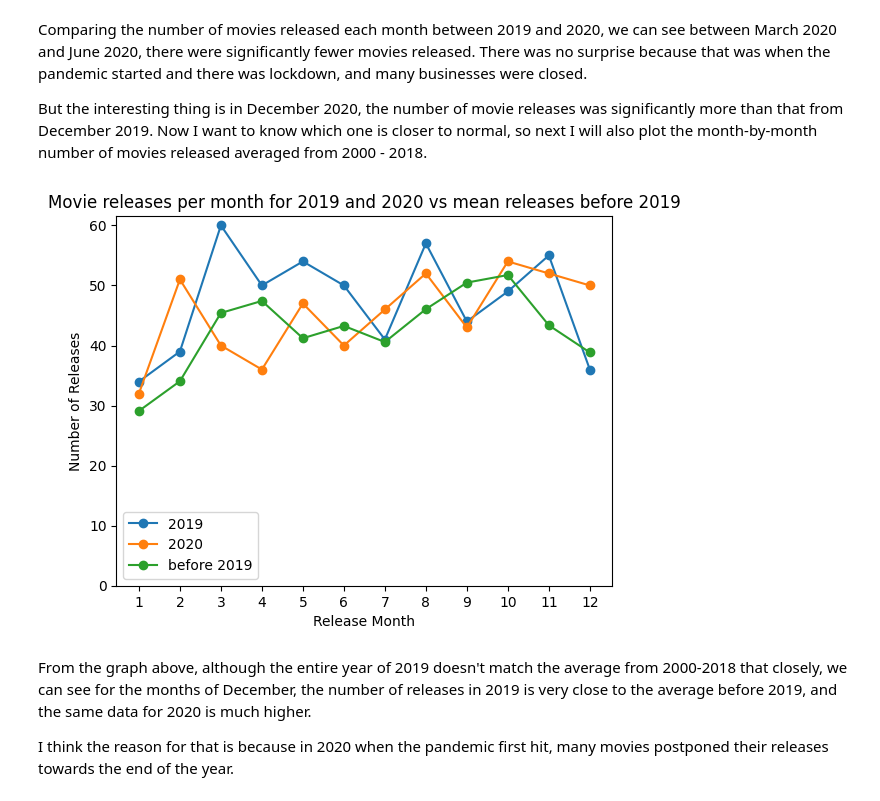
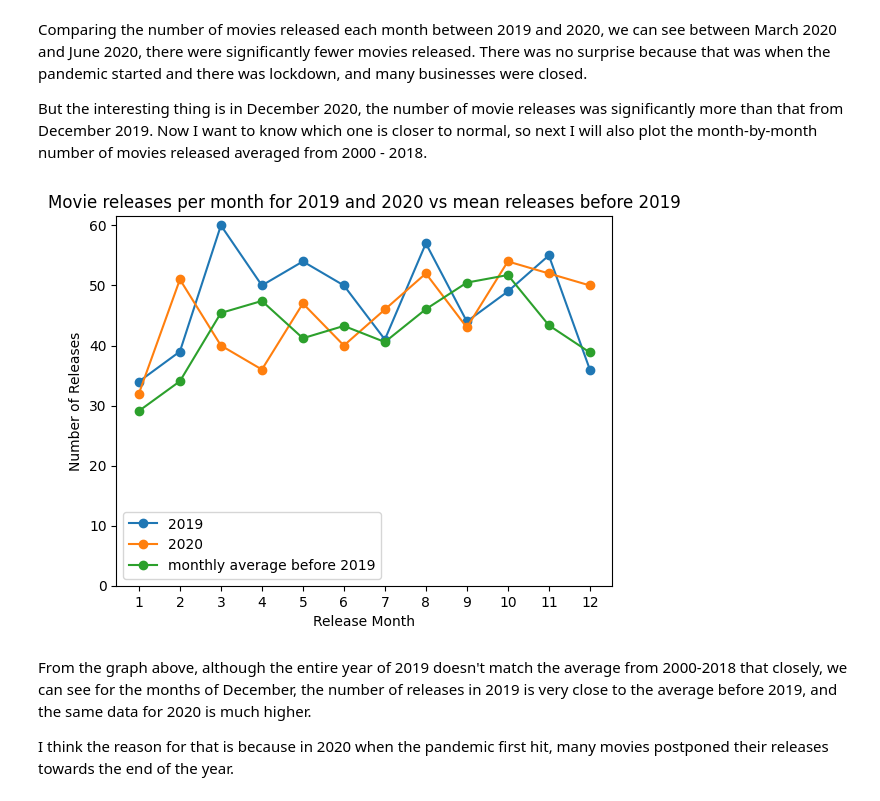
Before and after one commit to weiwei7909/da320_midterm, a Jupyter notebook: LiZhanju-da320-midterm-read_and_analyze.ipynb, the cells around one changed output. Drawn from its saved outputs; the diff is of its cells as text; code cells hidden in the pictures.

```diff
--- a/LiZhanju-da320-midterm-read_and_analyze.ipynb
+++ b/LiZhanju-da320-midterm-read_and_analyze.ipynb
@@ -73,25 +73,25 @@ But the interesting thing is in December 2020, the number of movie releases was
 # %%
 movies_before_2019 = metacritic_df[metacritic_df["year"] < 2019]
 releases_by_month_before_2019 = movies_before_2019[["month", "year", "title"]].groupby(["month", "year"], as_index=False)["title"].count()
 
 releases_by_month_before_2019.head()
 
 mean_month_release_before_2019 = releases_by_month_before_2019.groupby(["month"], as_index=False)["title"].mean()
 
 mean_month_release_before_2019.head()
 
 pyplot.title("Movie releases per month for 2019 and 2020 vs mean releases before 2019")
 pyplot.xlabel("Release Month")
 pyplot.ylabel("Number of Releases")
 pyplot.xticks(months)
 pyplot.plot(releases_by_month_2019.month, releases_by_month_2019.title, "-o", label="2019")
 pyplot.plot(releases_by_month_2020.month, releases_by_month_2020.title, "-o", label="2020")
-pyplot.plot(mean_month_release_before_2019.month, mean_month_release_before_2019.title, "-o", label="before 2019")
+pyplot.plot(mean_month_release_before_2019.month, mean_month_release_before_2019.title, "-o", label="monthly average before 2019")
 pyplot.ylim([0, None])
 pyplot.legend()
 pyplot.show()
 # %% [output]
-[figure, old version]
+[figure, new version]
 # %% [markdown]
 From the graph above, although the entire year of 2019 doesn't match the average from 2000-2018 that closely, we can see for the months of December, the number of releases in 2019 is very close to the average before 2019, and the same data for 2020 is much higher.
 
```
Also changed, not shown: parts of 8 cells of this notebook.
